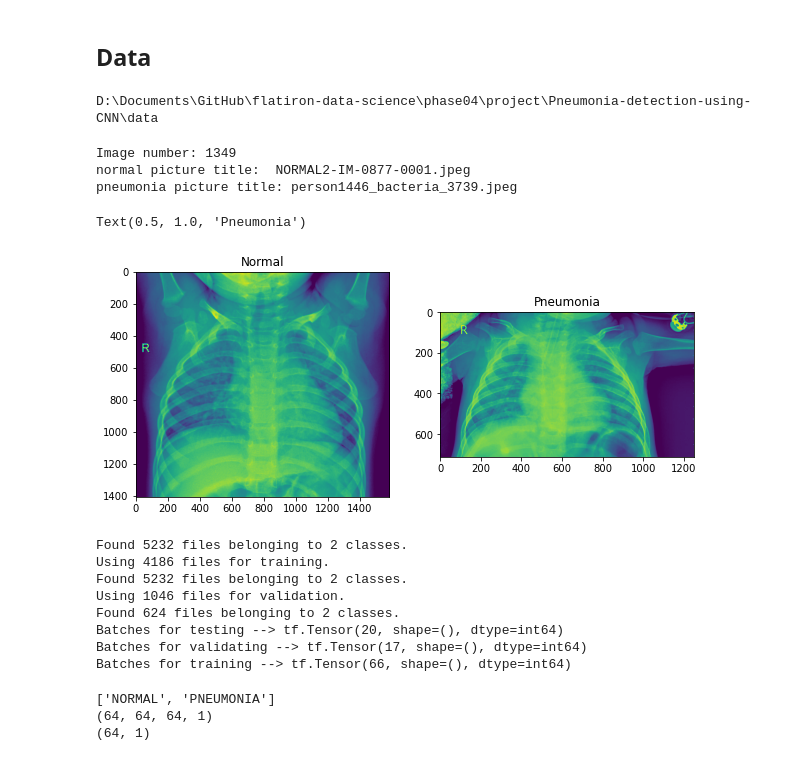
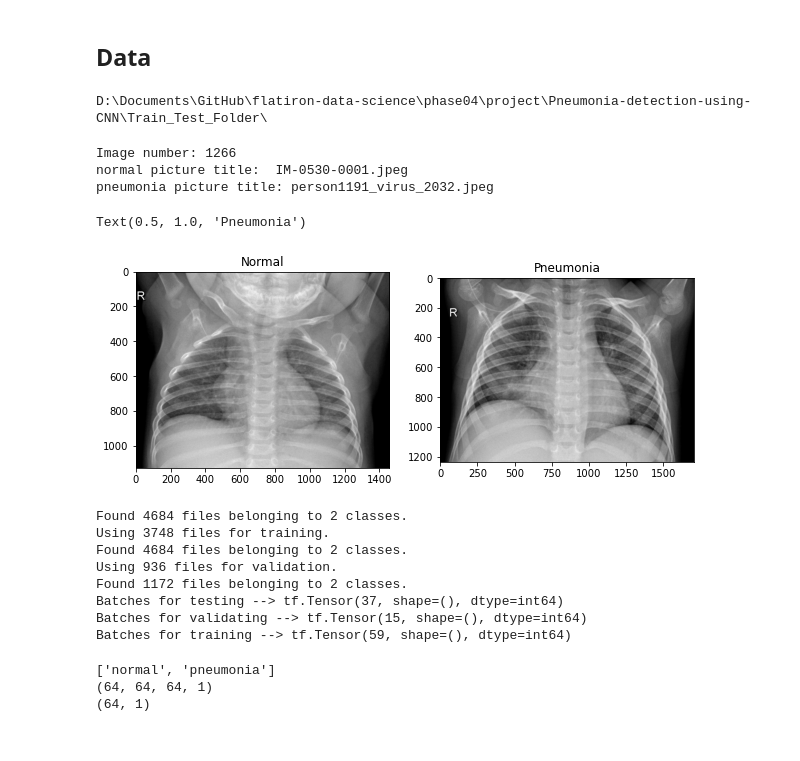
Before and after one commit to kjspring/Pneumonia-detection-using-CNN, a Jupyter notebook: notebook.ipynb, the cells around one changed output. Cells and saved outputs as stored; diff of their text form; code cells hidden in the pictures.

Commit message:
Update notebook.ipynb
Adding the models but I still get a graph execution error

```diff
--- a/notebook.ipynb
+++ b/notebook.ipynb
@@ -19,56 +28,51 @@
 # %%
-# Steps:
-# 1. Load data
-# 2. Look at sample image and label
-
-
 import os, shutil
 
-PATH = os.path.join(os.path.abspath(os.getcwd()),'data')
-print(PATH)
-train_dir = os.path.join(PATH, 'train\\')
-#val_dir = os.path.join(PATH, 'val\\')
-test_dir = os.path.join(PATH, 'test\\')
+data_path = os.path.join(os.path.abspath(os.getcwd()),'Train_Test_Folder\\')
+print(data_path)
 
-train_normal = os.path.join(train_dir, 'NORMAL\\')
-train_pneumonia = os.path.join(train_dir, 'PNEUMONIA\\')
+train_dir = os.path.join(data_path, 'train\\')
+test_dir = os.path.join(data_path, 'test\\')
+
+train_normal = os.path.join(train_dir, 'normal\\')
+train_pneumonia = os.path.join(train_dir, 'pneumonia\\')
 # %% [output]
-D:\Documents\GitHub\flatiron-data-science\phase04\project\Pneumonia-detection-using-CNN\data
+D:\Documents\GitHub\flatiron-data-science\phase04\project\Pneumonia-detection-using-CNN\Train_Test_Folder\
 # %%
 # Show a representative image
 import numpy as np
 from PIL import Image
 import matplotlib.pyplot as plt
 
 print(f'Image number: {len(os.listdir(train_normal))}')
 rand_norm = np.random.randint(0, len(os.listdir(train_normal)))
 norm_img = os.listdir(train_normal)[rand_norm]
 print('normal picture title: ', norm_img)
 norm_img_address = train_normal+norm_img
 
 #Pneumonia
 rand_p = np.random.randint(0,len(os.listdir(train_pneumonia)))
 
 pneu_img =  os.listdir(train_pneumonia)[rand_norm]
 pneu_img_address = train_pneumonia+pneu_img
 print('pneumonia picture title:', pneu_img)
 
 # Load the image
 norm_load = Image.open(norm_img_address)
 pneu_load = Image.open(pneu_img_address)
 
 # Show the picture
 fig = plt.figure(figsize=(10,6))
 ax1 = fig.add_subplot(1,2,1)
-img_plot = plt.imshow(norm_load)
+img_plot = plt.imshow(norm_load, cmap='gray')
 ax1.set_title('Normal')
 
 ax2 = fig.add_subplot(1, 2, 2)
-img_plot = plt.imshow(pneu_load)
+img_plot = plt.imshow(pneu_load, cmap='gray')
 ax2.set_title('Pneumonia')
 # %% [output]
-Image number: 1349
-normal picture title:  NORMAL2-IM-0877-0001.jpeg
-pneumonia picture title: person1446_bacteria_3739.jpeg
+Image number: 1266
+normal picture title:  IM-0530-0001.jpeg
+pneumonia picture title: person1191_virus_2032.jpeg
 Text(0.5, 1.0, 'Pneumonia')
-[figure, old version]
+[figure, new version]
@@ -108,20 +114,18 @@ test_ds = image_dataset_from_directory(test_dir,
                                        image_size=(img_height, img_width)
                                       )
 
-#val_ds = train_ds.take(8)
-#train_ds = val_ds.skip(8)
 print('Batches for testing -->', test_ds.cardinality())
 print('Batches for validating -->', val_ds.cardinality())
 print('Batches for training -->', train_ds.cardinality())
 # %% [output]
-Found 5232 files belonging to 2 classes.
-Using 4186 files for training.
-Found 5232 files belonging to 2 classes.
-Using 1046 files for validation.
-Found 624 files belonging to 2 classes.
-Batches for testing --> tf.Tensor(20, shape=(), dtype=int64)
-Batches for validating --> tf.Tensor(17, shape=(), dtype=int64)
-Batches for training --> tf.Tensor(66, shape=(), dtype=int64)
+Found 4684 files belonging to 2 classes.
+Using 3748 files for training.
+Found 4684 files belonging to 2 classes.
+Using 936 files for validation.
+Found 1172 files belonging to 2 classes.
+Batches for testing --> tf.Tensor(37, shape=(), dtype=int64)
+Batches for validating --> tf.Tensor(15, shape=(), dtype=int64)
+Batches for training --> tf.Tensor(59, shape=(), dtype=int64)
 # %%
 print(train_ds.class_names)
 for image_batch, labels_batch in train_ds:
@@ -129,7 +133,7 @@ for image_batch, labels_batch in train_ds:
   print(labels_batch.shape)
   break
 # %% [output]
-['NORMAL', 'PNEUMONIA']
+['normal', 'pneumonia']
 (64, 64, 64, 1)
 (64, 1)
 # %%
```
Also changed, not shown: parts of 18 cells of this notebook.
